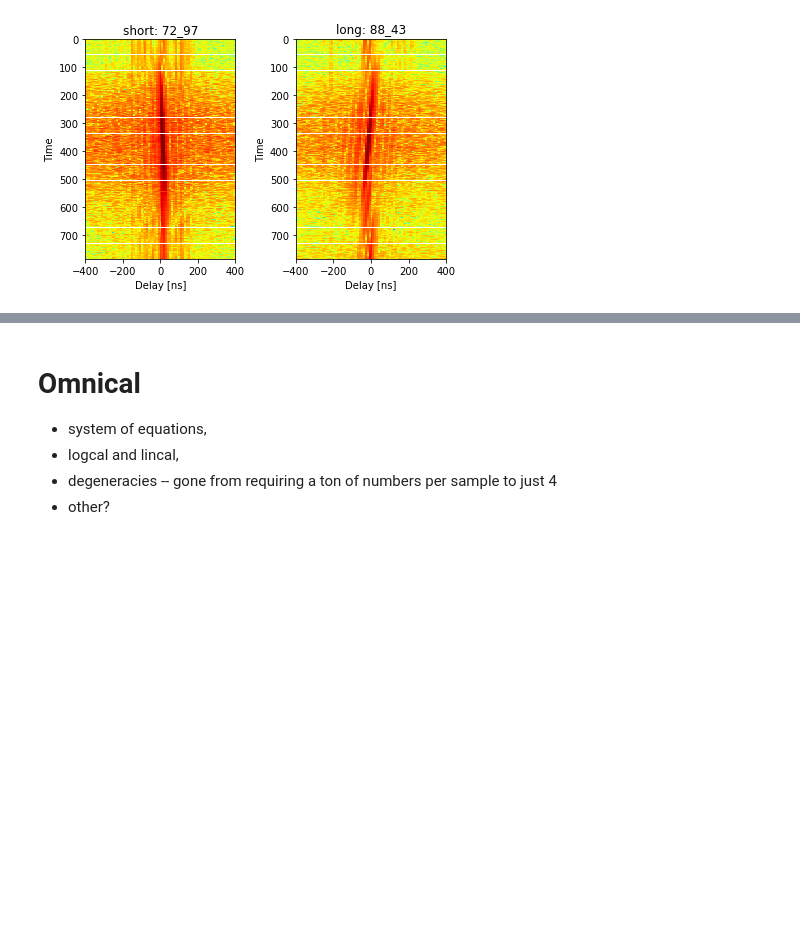
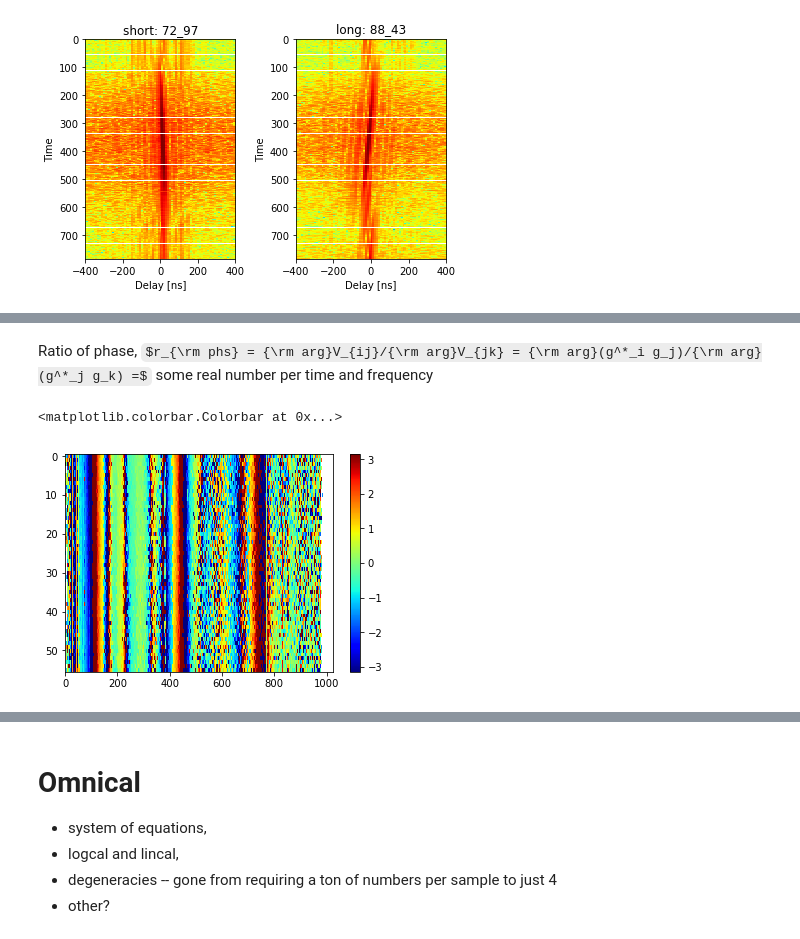
Before and after one commit to carinacheng/CHAMP2017, a Jupyter notebook: Lesson8_DataAnalysis/champ_tutorial.ipynb, the cells around one changed output, grey strips where cells are left out. Saved outputs shown, nothing was run; the diff lists cells and outputs as text; code cells hidden in the pictures; some formulas as TeX source; blank space fills up the shorter version.

```diff
--- a/Lesson8_DataAnalysis/champ_tutorial.ipynb
+++ b/Lesson8_DataAnalysis/champ_tutorial.ipynb
@@ -323,0 +359,9 @@ Do you think you'll get the same result for $g_j(\nu,t)$? Why/why not?
+# %% [markdown]
+Ratio of phase, $r_{\rm phs} = {\rm arg}V_{ij}/{\rm arg}V_{jk} = {\rm arg}(g^*_i g_j)/{\rm arg}(g^*_j g_k) =$ some real number per time and frequency
+# %%
+r_phs = np.angle(d[(31,53)]['xx'])/np.angle(d[(53,64)]['xx'])
+plt.imshow(r_phs,aspect='auto',cmap='jet',vmax=np.pi,vmin=-np.pi)
+plt.colorbar()
+# %% [output]
+<matplotlib.colorbar.Colorbar at 0x...>
+[figure, added]
```
Also changed, not shown: parts of 11 cells of this notebook.
